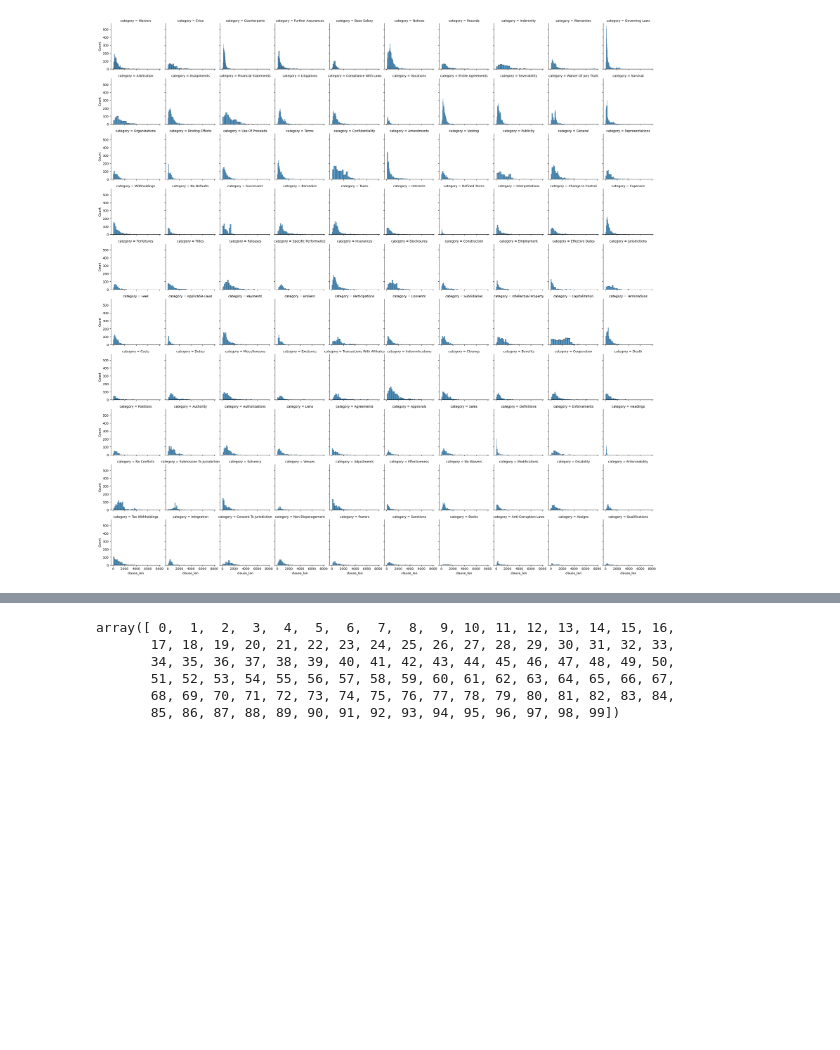
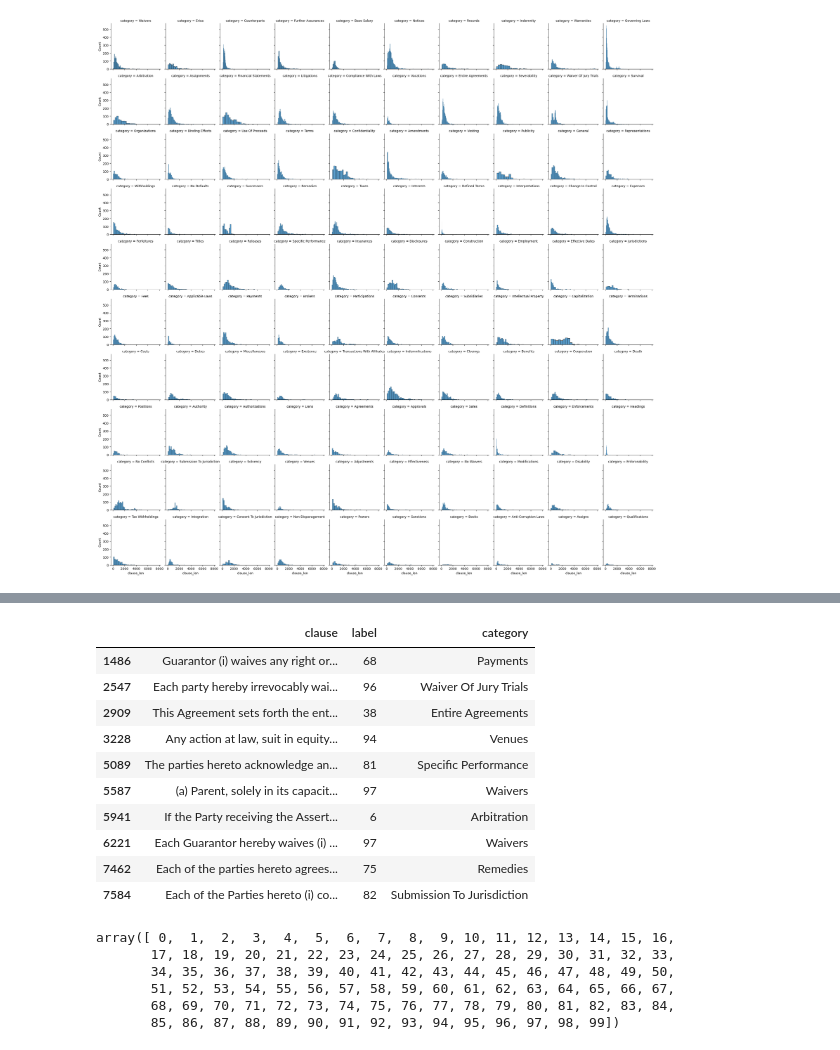
Before and after one commit to amit5-ai/LegalPro-BERT, a Jupyter notebook: LegalPro_BERT.ipynb, the cells around one changed output, grey strips where cells are left out. Drawn from its saved outputs; the diff is of its cells as text; code cells hidden in the pictures; blank space fills up the shorter version.

```diff
--- a/LegalPro_BERT.ipynb
+++ b/LegalPro_BERT.ipynb
@@ -151,3 +161,17 @@ all_df.groupby(['label','category']).count().reset_index()[['category','clause']
+# %%
+all_df[all_df['clause'].str.contains("waives any right")].head(10)
+# %% [output]
+|  | clause | label | category |
+| 1486 | Guarantor (i) waives any right or... | 68 | Payments |
+| 2547 | Each party hereby irrevocably wai... | 96 | Waiver Of Jury Trials |
+| 2909 | This Agreement sets forth the ent... | 38 | Entire Agreements |
+| 3228 | Any action at law, suit in equity... | 94 | Venues |
+| 5089 | The parties hereto acknowledge an... | 81 | Specific Performance |
+| 5587 | (a) Parent, solely in its capacit... | 97 | Waivers |
+| 5941 | If the Party receiving the Assert... | 6 | Arbitration |
+| 6221 | Each Guarantor hereby waives (i) ... | 97 | Waivers |
+| 7462 | Each of the parties hereto agrees... | 75 | Remedies |
+| 7584 | Each of the Parties hereto (i) co... | 82 | Submission To Jurisdiction |
 # %%
 PUNCT_TO_REMOVE = string.punctuation
 def remove_punctuation(text):
```
Also changed, not shown: parts of 16 cells of this notebook.
